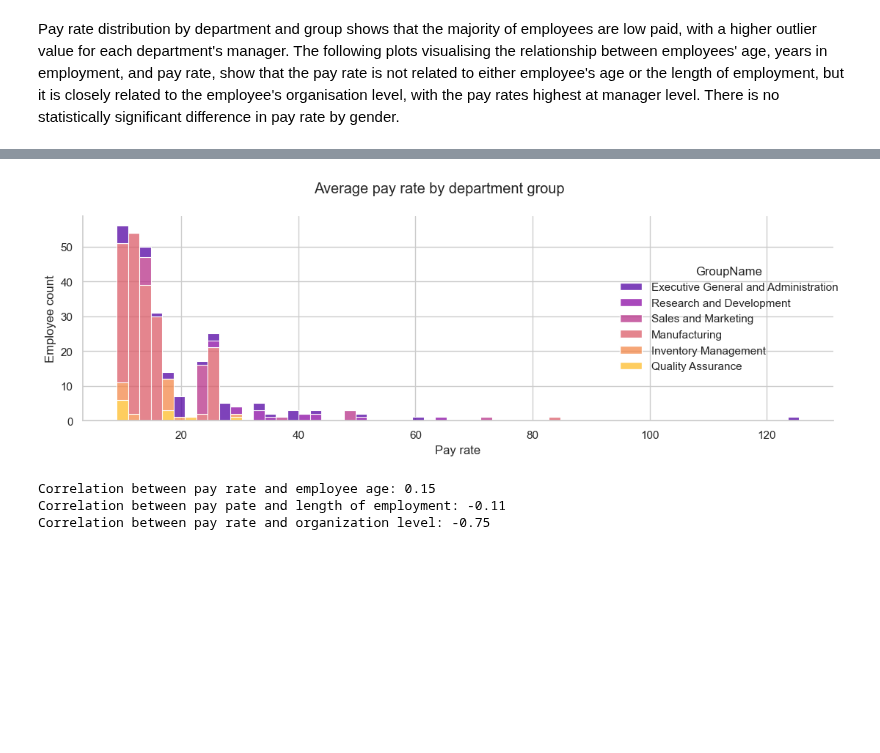
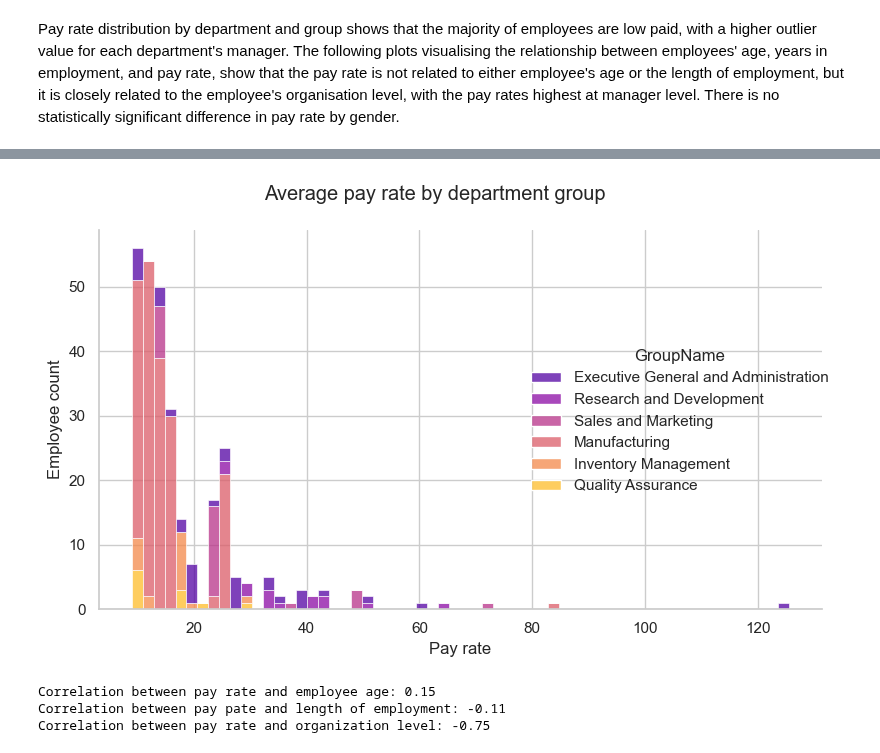
Before and after one commit to PieRatCat/SQL-stuff, a Jupyter notebook: SQL_kunskapskontroll/exam_submission.ipynb, the cells around one changed output, grey strips where cells are left out. Drawn from its saved outputs; the diff is of its cells as text; code cells hidden in the pictures; blank space fills up the shorter version.

```diff
--- a/SQL_kunskapskontroll/exam_submission.ipynb
+++ b/SQL_kunskapskontroll/exam_submission.ipynb
@@ -582,11 +582,11 @@ plt.show()
 # %%
-g = sns.displot(data=employees_all, x="PayRate", hue="GroupName", bins=60, multiple="stack", height=4, aspect=2)
+g = sns.displot(data=employees_all, x="PayRate", hue="GroupName", bins=60, multiple="stack")
 g.figure.suptitle("Average pay rate by department group")
 g.set_axis_labels("Pay rate", "Employee count")
 plt.tight_layout()
 plt.show()
 # %% [output]
-[figure, old version]
+[figure, new version]
 # %%
 cols_corr = employees_all[['PayRate', 'Age_in_2014', 'Years_employed', 'OrganizationLevel']]
 correlation = cols_corr.corr()
```
Also changed, not shown: parts of 1 cell of this notebook.
